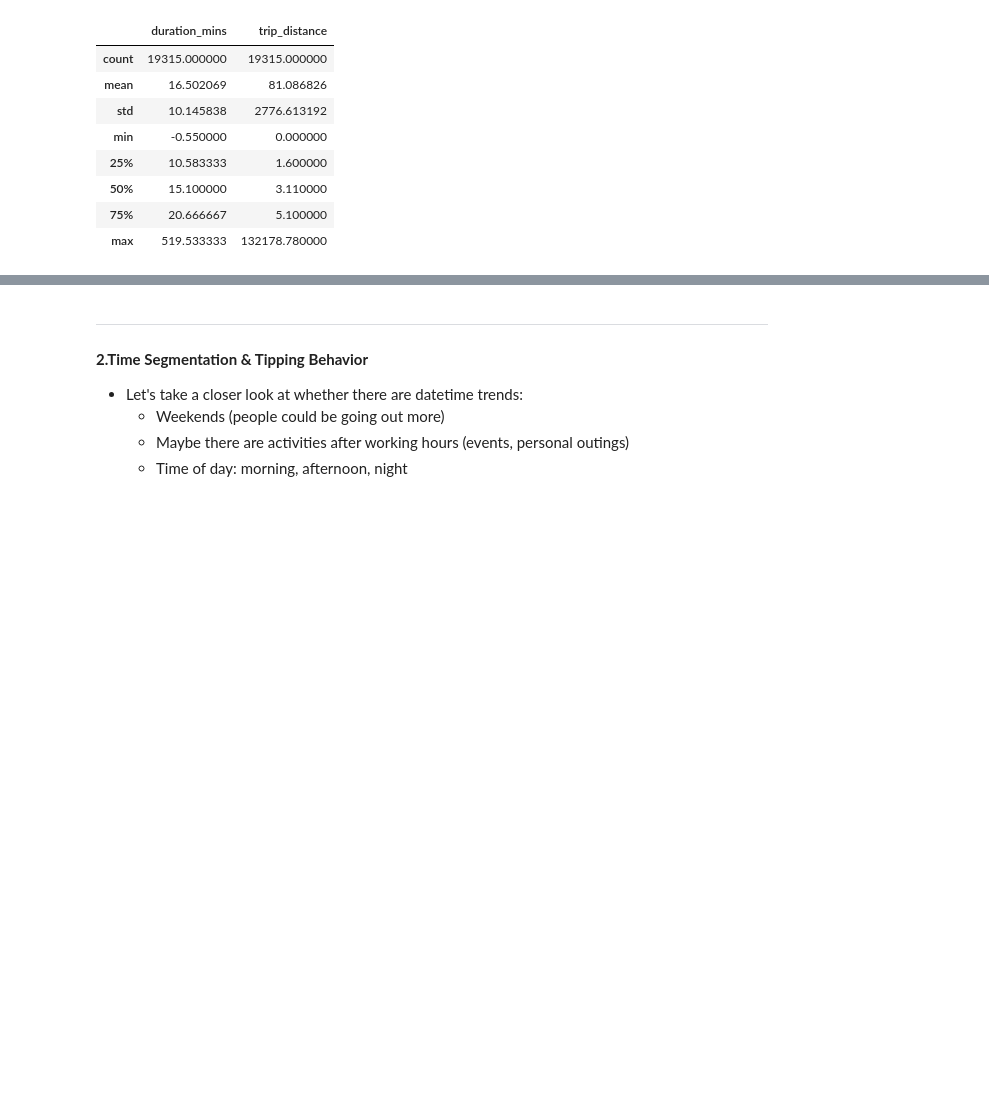
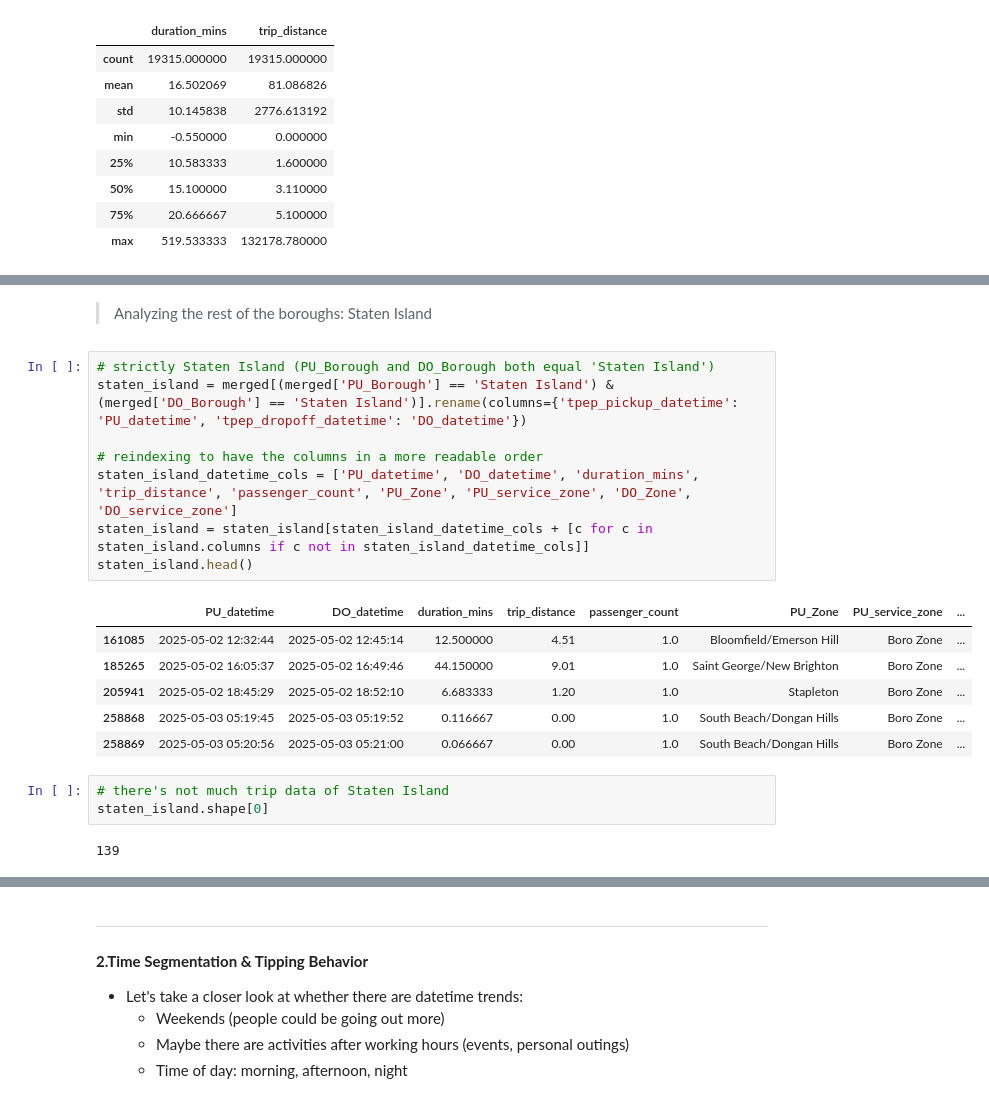
Before and after one commit to jjen1/nyc-taxis-trends, a Jupyter notebook: notebooks/yellow_taxis_eda.ipynb, the cells around one changed output, grey strips where cells are left out. Cells and saved outputs as stored; diff of their text form; blank space fills up the shorter version.

Commit message:
adding data utility, wrapping up understanding the data

```diff
--- a/notebooks/yellow_taxis_eda.ipynb
+++ b/notebooks/yellow_taxis_eda.ipynb
@@ -565,0 +681,22 @@ bronx_overall.head()
+# %% [markdown]
+>Analyzing the rest of the boroughs: Staten Island
+# %%
+# strictly Staten Island (PU_Borough and DO_Borough both equal 'Staten Island')
+staten_island = merged[(merged['PU_Borough'] == 'Staten Island') & (merged['DO_Borough'] == 'Staten Island')].rename(columns={'tpep_pickup_datetime': 'PU_datetime', 'tpep_dropoff_datetime': 'DO_datetime'})
+
+# reindexing to have the columns in a more readable order
+staten_island_datetime_cols = ['PU_datetime', 'DO_datetime', 'duration_mins', 'trip_distance', 'passenger_count', 'PU_Zone', 'PU_service_zone', 'DO_Zone', 'DO_service_zone']
+staten_island = staten_island[staten_island_datetime_cols + [c for c in staten_island.columns if c not in staten_island_datetime_cols]]
+staten_island.head()
+# %% [output]
+|  | PU_datetime | DO_datetime | duration_mins | trip_distance | passenger_count | PU_Zone | PU_service_zone | ... |
+| 161085 | 2025-05-02 12:32:44 | 2025-05-02 12:45:14 | 12.500000 | 4.51 | 1.0 | Bloomfield/Emerson Hill | Boro Zone | ... |
+| 185265 | 2025-05-02 16:05:37 | 2025-05-02 16:49:46 | 44.150000 | 9.01 | 1.0 | Saint George/New Brighton | Boro Zone | ... |
+| 205941 | 2025-05-02 18:45:29 | 2025-05-02 18:52:10 | 6.683333 | 1.20 | 1.0 | Stapleton | Boro Zone | ... |
+| 258868 | 2025-05-03 05:19:45 | 2025-05-03 05:19:52 | 0.116667 | 0.00 | 1.0 | South Beach/Dongan Hills | Boro Zone | ... |
+| 258869 | 2025-05-03 05:20:56 | 2025-05-03 05:21:00 | 0.066667 | 0.00 | 1.0 | South Beach/Dongan Hills | Boro Zone | ... |
+# %%
+# there's not much trip data of Staten Island
+staten_island.shape[0]
+# %% [output]
+139
```
Also changed, not shown: parts of 39 cells of this notebook, 4 other files.
